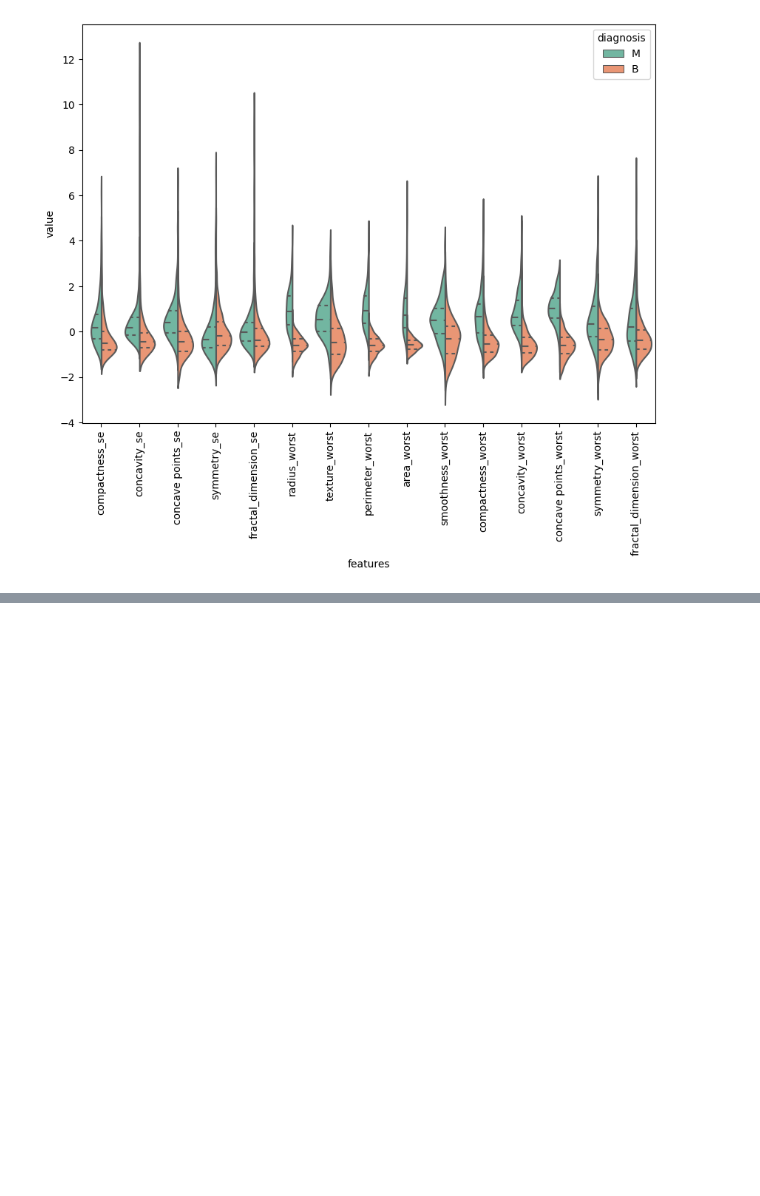
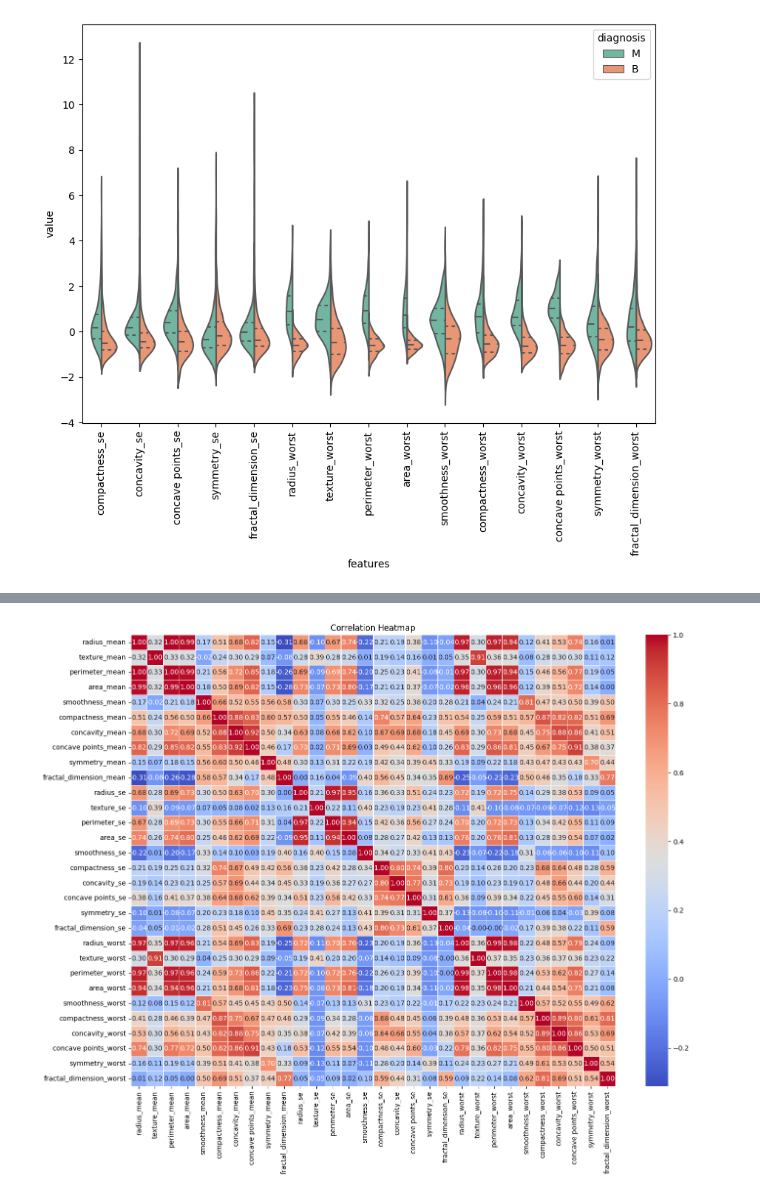
Before and after one commit to mars12161/bayer_challenge_d_life, a Jupyter notebook: main.ipynb, the cells around one changed output, grey strips where cells are left out. Saved outputs shown, nothing was run; the diff lists cells and outputs as text; code cells hidden in the pictures; blank space fills up the shorter version.

```diff
--- a/main.ipynb
+++ b/main.ipynb
@@ -242,0 +265,10 @@ visualize_variability(X,y,15,30)
+# %%
+correlation_table = X.corr()
+# %%
+plt.figure(figsize=(16, 12))
+sns.heatmap(correlation_table, annot=True, cmap='coolwarm', fmt='.2f', linewidths=0.5)
+
+plt.title('Correlation Heatmap')
+plt.show()
+# %% [output]
+[figure, added]
```
Also changed, not shown: parts of 7 cells of this notebook, 3 other files.
